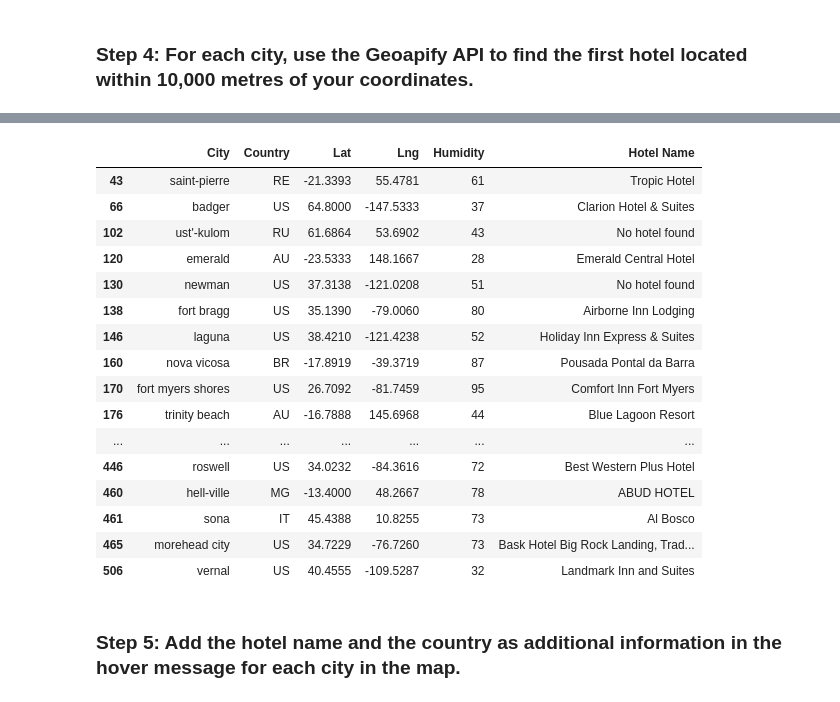
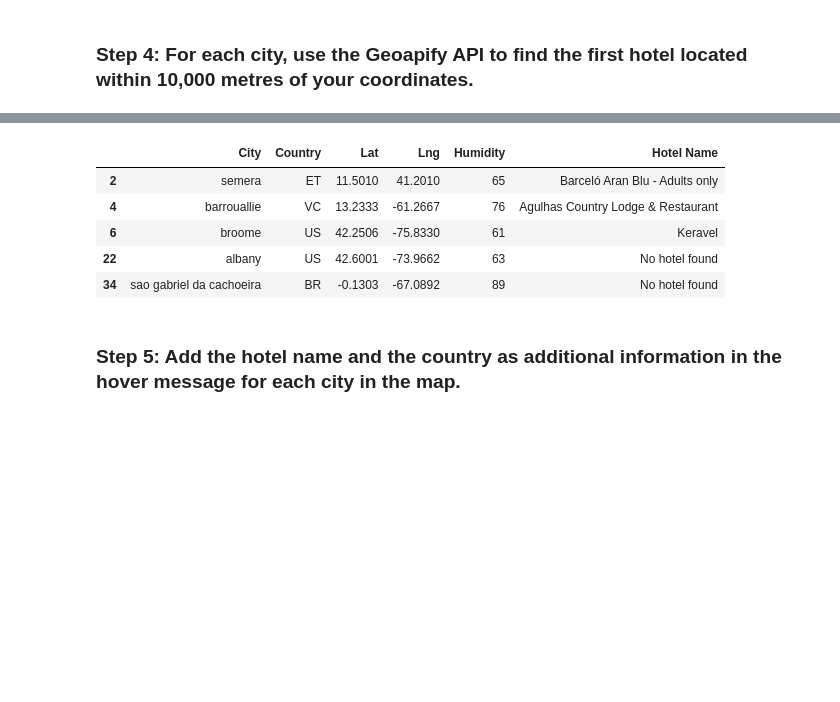
Before and after one commit to leo042024/python-api-challenge, a Jupyter notebook: WeatherPy/VacationPy.ipynb, the cells around one changed output, grey strips where cells are left out. Saved outputs shown, nothing was run; the diff lists cells and outputs as text; code cells hidden in the pictures; blank space fills up the shorter version.

```diff
--- a/WeatherPy/VacationPy.ipynb
+++ b/WeatherPy/VacationPy.ipynb
@@ -118,36 +103,51 @@ See the caveats in the documentation: https://pandas.pydata.org/pandas-docs/stab
 # %% [markdown]
 ### Step 4: For each city, use the Geoapify API to find the first hotel located within 10,000 metres of your coordinates.
 # %%
-# Set parameters to search for a hotel
-radius = # YOUR CODE HERE
+
+# Define your search radius (in meters)
+radius = 10000
+
+# API parameters
 params = {
-    # YOUR CODE HERE
+    'categories': 'accommodation.hotel',  # Filter to find hotels
+    'radius': radius,                    # Search radius
+    'apiKey': geoapify_key,    # Your Geoapify API key
 }
 
 # Print a message to follow up the hotel search
 print("Starting hotel search")
 
+# Initialize a counter
+counter = 0
+max_results = 5  # Number of results to process
+
 # Iterate through the hotel_df DataFrame
 for index, row in hotel_df.iterrows():
-    # get latitude, longitude from the DataFrame
-    # YOUR CODE HERE
+    if counter >= max_results:
+        break  # Stop if the maximum number of results has been processed
 
-    # Add the current city's latitude and longitude to the params dictionary
-    params["filter"] = # YOUR CODE HERE
-    params["bias"] = # YOUR CODE HERE
+    # Get latitude and longitude from the DataFrame
+    lat = row['Lat']
+    lng = row['Lng']
+
+    # Print or use the latitude and longitude
+    print(f"Index: {index}, Latitude: {lat}, Longitude: {lng}")
+
+    # Update the parameters with the current city's latitude and longitude
+    params["bias"] = f'proximity:{lat},{lng}'
 
     # Set base URL
     base_url = "https://api.geoapify.com/v2/places"
 
-    # Make and API request using the params dictionary
-    name_address = # YOUR CODE HERE
+    # Make the API request using the params dictionary
+    response = requests.get(base_url, params=params)
 
     # Convert the API response to JSON format
-    name_address = # YOUR CODE HERE
+    data = response.json()
 
     # Grab the first hotel from the results and store the name in the hotel_df DataFrame
     try:
-        hotel_df.loc[index, "Hotel Name"] = name_address["features"][0]["properties"]["name"]
+        hotel_df.loc[index, "Hotel Name"] = data["features"][0]["properties"]["name"]
     except (KeyError, IndexError):
         # If no hotel is found, set the hotel name as "No hotel found".
         hotel_df.loc[index, "Hotel Name"] = "No hotel found"
@@ -155,7 +155,10 @@ for index, row in hotel_df.iterrows():
     # Log the search results
     print(f"{hotel_df.loc[index, 'City']} - nearest hotel: {hotel_df.loc[index, 'Hotel Name']}")
 
-# Display sample data
-hotel_df
+    # Increment the counter
+    counter += 1
+
+# Display the updated DataFrame
+hotel_df.head()
 # %% [output]
 Starting hotel search
@@ -178,19 +175,8 @@ vernal - nearest hotel: Landmark Inn and Suites
 |  | City | Country | Lat | Lng | Humidity | Hotel Name |
-| 43 | saint-pierre | RE | -21.3393 | 55.4781 | 61 | Tropic Hotel |
-| 66 | badger | US | 64.8000 | -147.5333 | 37 | Clarion Hotel & Suites |
-| 102 | ust'-kulom | RU | 61.6864 | 53.6902 | 43 | No hotel found |
-| 120 | emerald | AU | -23.5333 | 148.1667 | 28 | Emerald Central Hotel |
-| 130 | newman | US | 37.3138 | -121.0208 | 51 | No hotel found |
-| 138 | fort bragg | US | 35.1390 | -79.0060 | 80 | Airborne Inn Lodging |
-| 146 | laguna | US | 38.4210 | -121.4238 | 52 | Holiday Inn Express & Suites |
-| 160 | nova vicosa | BR | -17.8919 | -39.3719 | 87 | Pousada Pontal da Barra |
-| 170 | fort myers shores | US | 26.7092 | -81.7459 | 95 | Comfort Inn Fort Myers |
-| 176 | trinity beach | AU | -16.7888 | 145.6968 | 44 | Blue Lagoon Resort |
-| ... | ... | ... | ... | ... | ... | ... |
-| 446 | roswell | US | 34.0232 | -84.3616 | 72 | Best Western Plus Hotel |
-| 460 | hell-ville | MG | -13.4000 | 48.2667 | 78 | ABUD HOTEL |
-| 461 | sona | IT | 45.4388 | 10.8255 | 73 | Al Bosco |
-| 465 | morehead city | US | 34.7229 | -76.7260 | 73 | Bask Hotel Big Rock Landing, Trad... |
-| 506 | vernal | US | 40.4555 | -109.5287 | 32 | Landmark Inn and Suites |
+| 2 | semera | ET | 11.5010 | 41.2010 | 65 | Barceló Aran Blu - Adults only |
+| 4 | barrouallie | VC | 13.2333 | -61.2667 | 76 | Agulhas Country Lodge & Restaurant |
+| 6 | broome | US | 42.2506 | -75.8330 | 61 | Keravel |
+| 22 | albany | US | 42.6001 | -73.9662 | 63 | No hotel found |
+| 34 | sao gabriel da cachoeira | BR | -0.1303 | -67.0892 | 89 | No hotel found |
 # %% [markdown]
 ### Step 5: Add the hotel name and the country as additional information in the hover message for each city in the map.
```
Also changed, not shown: parts of 5 cells of this notebook, 1 other file.
